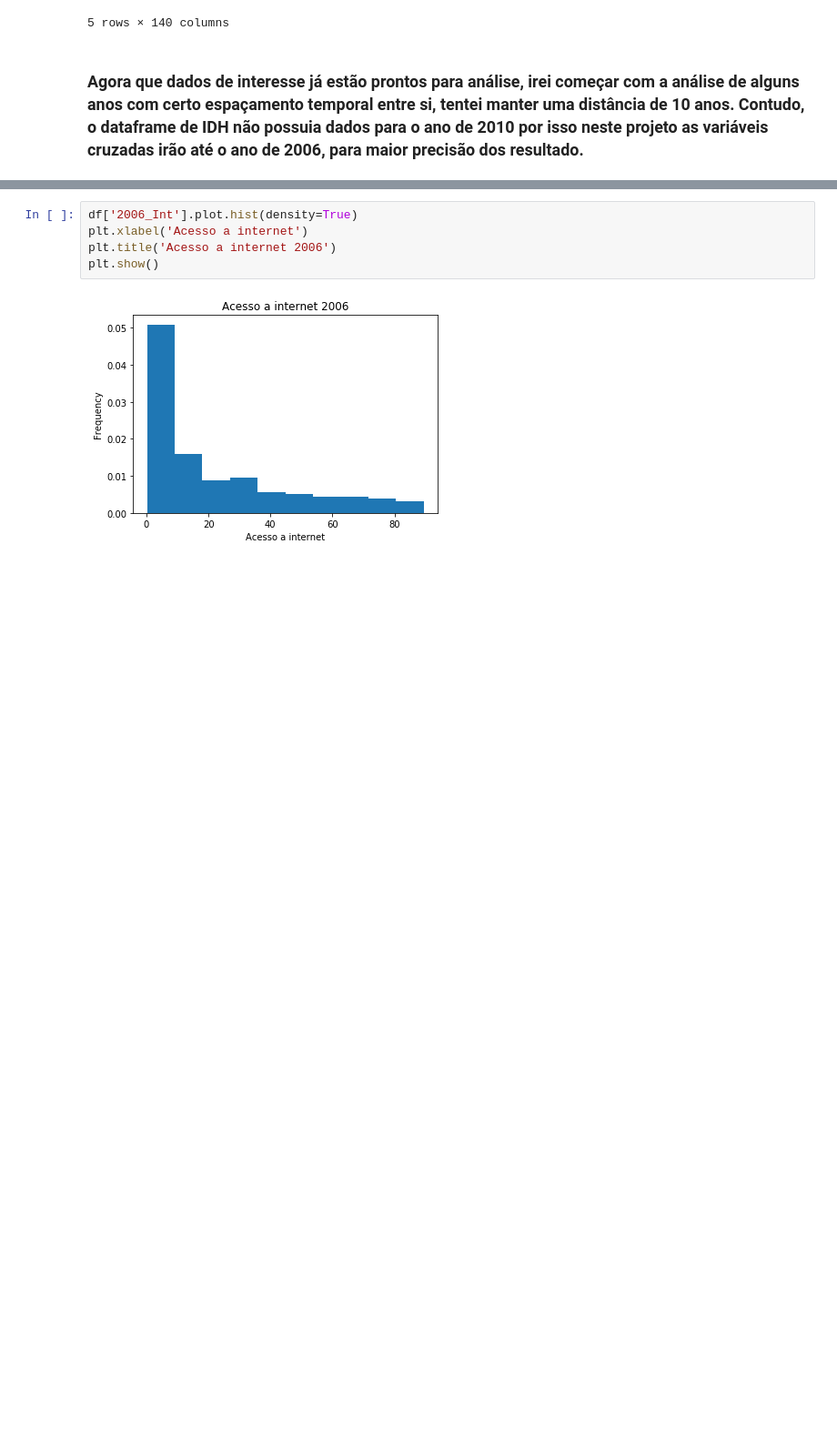
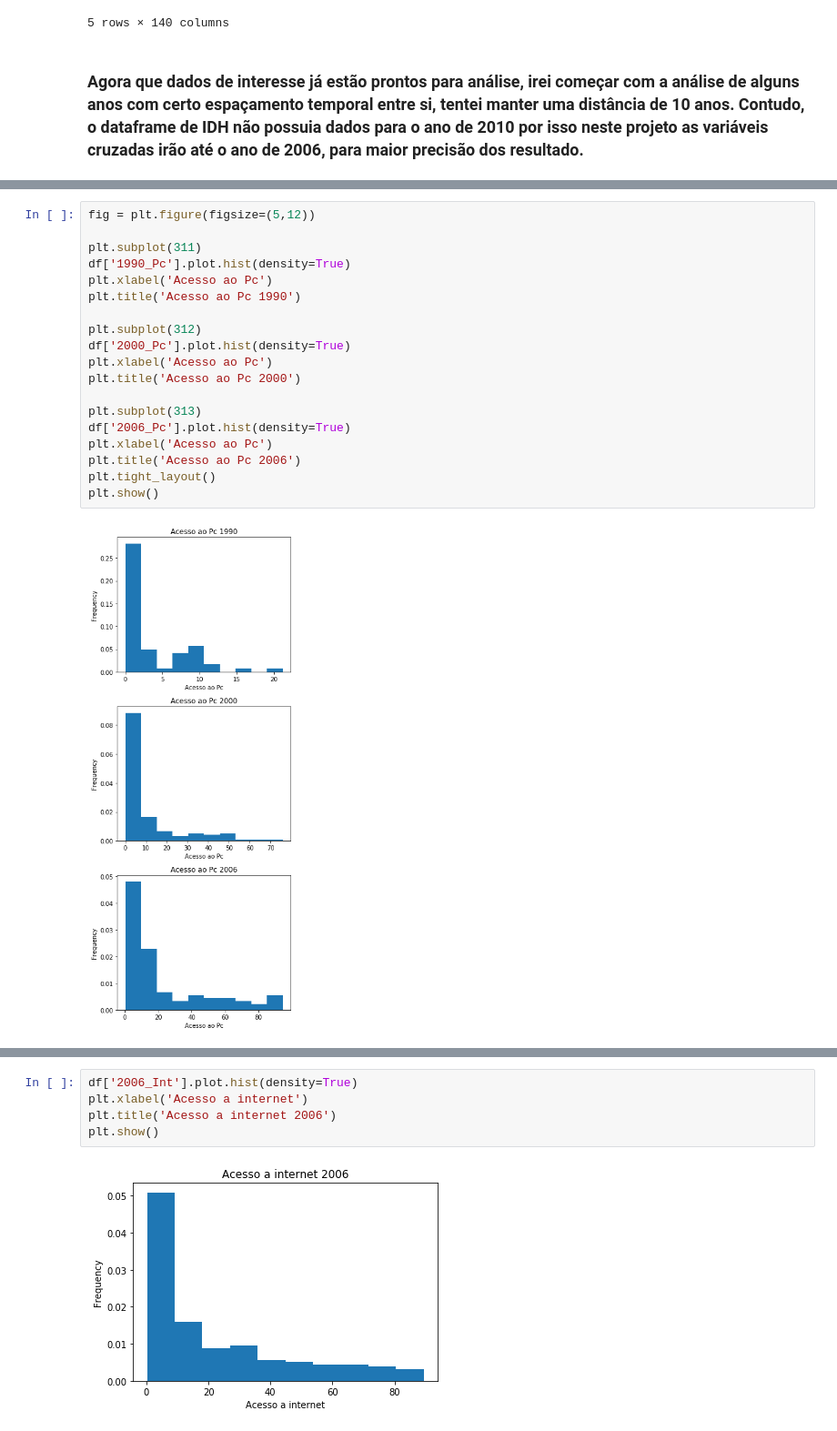
Before and after one commit to lucaslealvale/CD_2018, a Jupyter notebook: Projeto1.ipynb, the cells around one changed output, grey strips where cells are left out. Shown: that part at 91% size. Saved outputs shown, nothing was run; the diff lists cells and outputs as text; blank space fills up the shorter version.

```diff
--- a/Projeto1.ipynb
+++ b/Projeto1.ipynb
@@ -74,2 +116,23 @@ df.head()
+# %%
+fig = plt.figure(figsize=(5,12))
+
+plt.subplot(311)
+df['1990_Pc'].plot.hist(density=True)
+plt.xlabel('Acesso ao Pc')
+plt.title('Acesso ao Pc 1990')
+
+plt.subplot(312)
+df['2000_Pc'].plot.hist(density=True)
+plt.xlabel('Acesso ao Pc')
+plt.title('Acesso ao Pc 2000')
+
+plt.subplot(313)
+df['2006_Pc'].plot.hist(density=True)
+plt.xlabel('Acesso ao Pc')
+plt.title('Acesso ao Pc 2006')
+plt.tight_layout()
+plt.show()
+# %% [output]
+[figure, added]
 # %% [markdown]
 ### Como de se esperar os dados obtidos sobre o acesso a internet apenas começaram a ficar interessantes apartir de 2006, antes disso ou a segragação da internet era simplismente absurda ou se quer existia a internet.
```
Also changed, not shown: parts of 20 cells of this notebook.
